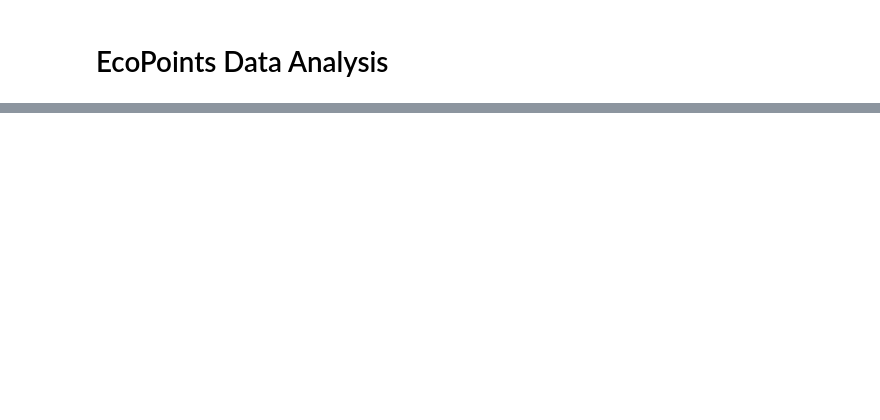
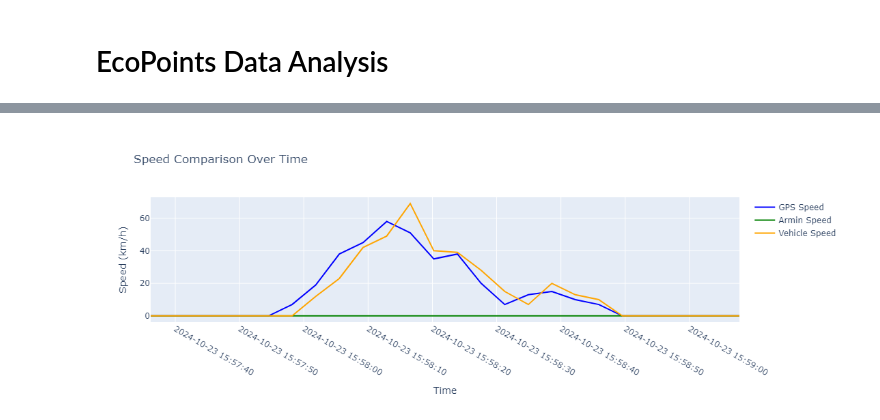
Before and after one commit to 2324-4bhif-syp/2324-4bhif-syp-project-ecopoints, a Jupyter notebook: notebook/DataAnalysis.ipynb, the cells around one changed output, grey strips where cells are left out. Cells and saved outputs as stored; diff of their text form; code cells hidden in the pictures; blank space fills up the shorter version.

Commit message:
docs: reworked plots, additions pending

```diff
--- a/notebook/DataAnalysis.ipynb
+++ b/notebook/DataAnalysis.ipynb
@@ -82,0 +23,31 @@ plt.grid(True)
+# %%
+for entry in data:
+    timestamps.append(pd.to_datetime(entry.get('timestamp'), unit='ms'))
+
+    entry_data = entry.get('data', {})
+    engine_load.append(float(entry_data.get('Engine Load', '0').replace(',', '.')))
+    engine_rpm.append(float(entry_data.get('Engine RPM', '0').replace(',', '.')))
+    coolant_temp.append(float(entry_data.get('Engine Coolant Temperature', '0').replace(',', '.')))
+    altitude.append(float(entry_data.get('Altitude', '0').replace(',', '.')))
+    gps_speed.append(float(entry_data.get('Gps-Speed', '0').replace(',', '.')))
+    vehicle_speed.append(float(entry_data.get('Vehicle Speed', '0').replace(',', '.')))
+    armin_speed.append(float(entry_data.get('Armin-Speed', '0').replace(',', '.')))
+    latitude.append(float(entry_data.get('Latitude', '0')))
+    longitude.append(float(entry_data.get('Longitude', '0')))
+# %%
+df = pd.DataFrame({
+    'timestamp': timestamps,
+    'Engine Load': engine_load,
+    'Engine RPM': engine_rpm,
+    'Coolant Temperature': coolant_temp,
+    'Altitude': altitude,
+    'Gps Speed': gps_speed,
+    'Vehicle Speed': vehicle_speed,
+    'Armin Speed': armin_speed,
+    'Latitude': latitude,
+    'Longitude': longitude
+})
+# %%
+df.dropna(axis=1, inplace=True)
+# %%
+df = df[:-1]
@@ -82,0 +117,9 @@ plt.grid(True)
+# %%
+speedsFig = go.Figure()
+speedsFig.add_trace(go.Scatter(x=df['timestamp'], y=df['Gps Speed'], mode='lines', name='GPS Speed', line=dict(color='blue')))
+speedsFig.add_trace(go.Scatter(x=df['timestamp'], y=df['Armin Speed'], mode='lines', name='Armin Speed', line=dict(color='green')))
+speedsFig.add_trace(go.Scatter(x=df['timestamp'], y=df['Vehicle Speed'], mode='lines', name='Vehicle Speed', line=dict(color='orange')))
+speedsFig.update_layout(title='Speed Comparison Over Time', xaxis_title='Time', yaxis_title='Speed (km/h)', xaxis=dict(tickformat='%Y-%m-%d %H:%M:%S'), width=800, height=400)
+speedsFig.show()
+# %% [output]
+[figure, added]
```
Also changed, not shown: parts of 21 cells of this notebook, 2 other files.
